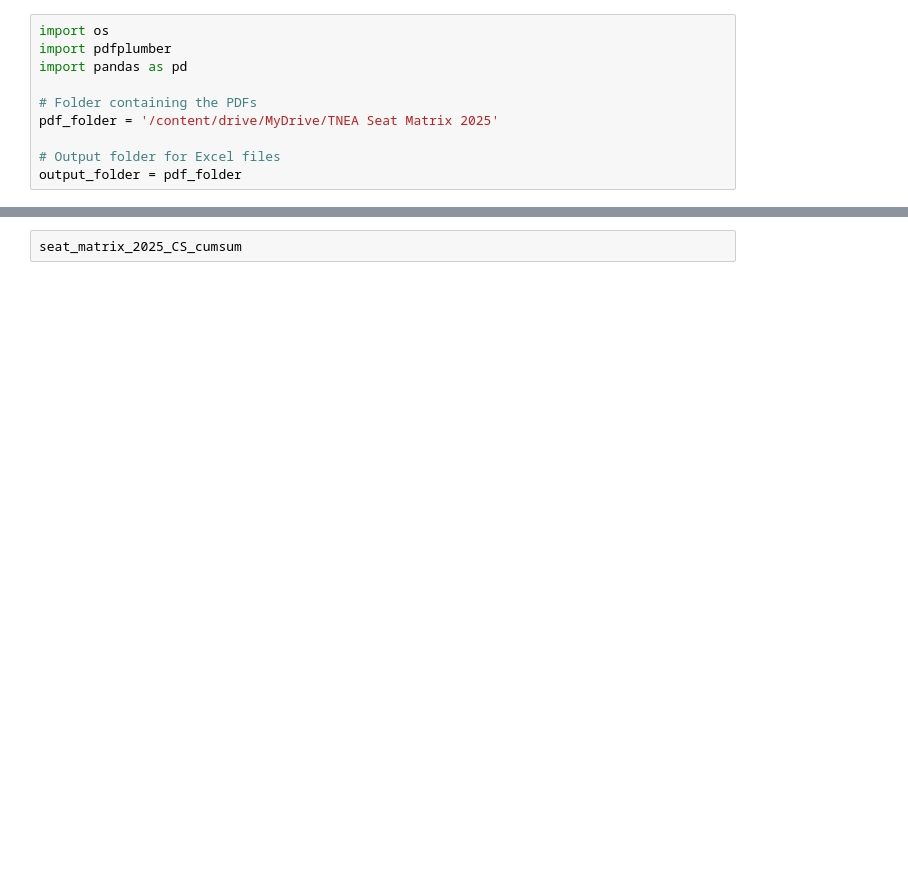
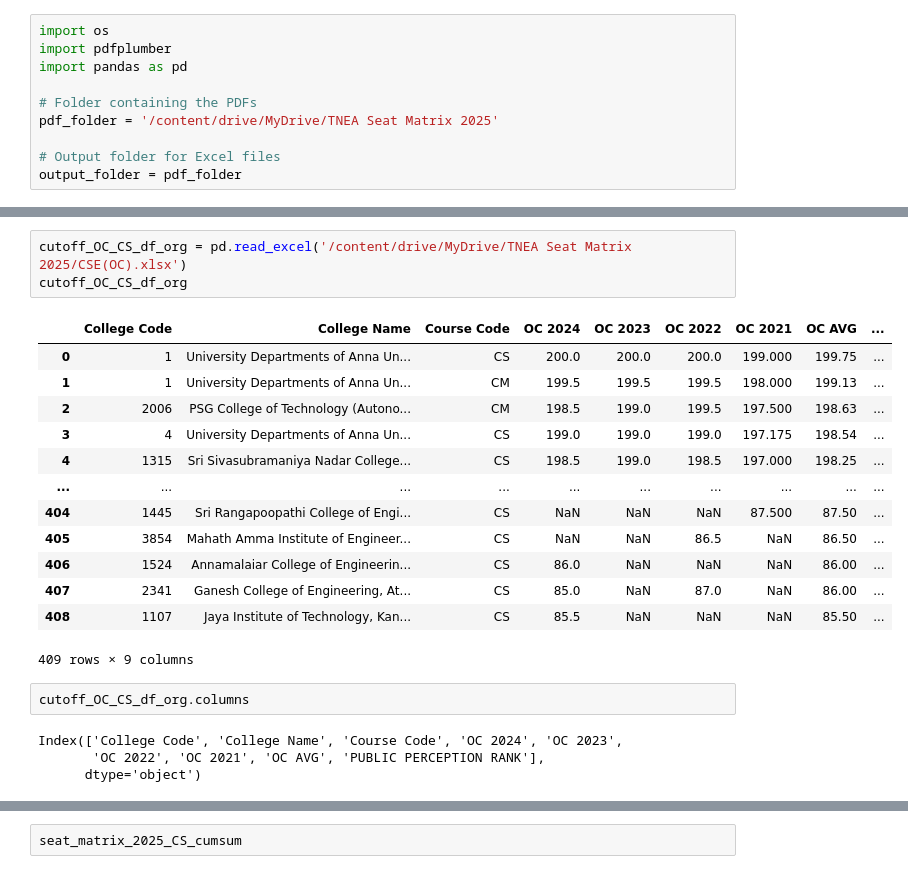
Before and after one commit to KayalvizhiT513/TNEA-seat-matrix-analysis, a Jupyter notebook: TNEA_seat_matrix_running_score.ipynb, the cells around one changed output, grey strips where cells are left out. Saved outputs shown, nothing was run; the diff lists cells and outputs as text; blank space fills up the shorter version.

```diff
--- a/TNEA_seat_matrix_running_score.ipynb
+++ b/TNEA_seat_matrix_running_score.ipynb
@@ -309,0 +212,23 @@ TOTAL        3573.0                3573.0   True
+# %%
+cutoff_OC_CS_df_org = pd.read_excel('/content/drive/MyDrive/TNEA Seat Matrix 2025/CSE(OC).xlsx')
+cutoff_OC_CS_df_org
+# %% [output]
+|  | College Code | College Name | Course Code | OC 2024 | OC 2023 | OC 2022 | OC 2021 | OC AVG | ... |
+| 0 | 1 | University Departments of Anna Un... | CS | 200.0 | 200.0 | 200.0 | 199.000 | 199.75 | ... |
+| 1 | 1 | University Departments of Anna Un... | CM | 199.5 | 199.5 | 199.5 | 198.000 | 199.13 | ... |
+| 2 | 2006 | PSG College of Technology (Autono... | CM | 198.5 | 199.0 | 199.5 | 197.500 | 198.63 | ... |
+| 3 | 4 | University Departments of Anna Un... | CS | 199.0 | 199.0 | 199.0 | 197.175 | 198.54 | ... |
+| 4 | 1315 | Sri Sivasubramaniya Nadar College... | CS | 198.5 | 199.0 | 198.5 | 197.000 | 198.25 | ... |
+| ... | ... | ... | ... | ... | ... | ... | ... | ... | ... |
+| 404 | 1445 | Sri Rangapoopathi College of Engi... | CS | NaN | NaN | NaN | 87.500 | 87.50 | ... |
+| 405 | 3854 | Mahath Amma Institute of Engineer... | CS | NaN | NaN | 86.5 | NaN | 86.50 | ... |
+| 406 | 1524 | Annamalaiar College of Engineerin... | CS | 86.0 | NaN | NaN | NaN | 86.00 | ... |
+| 407 | 2341 | Ganesh College of Engineering, At... | CS | 85.0 | NaN | 87.0 | NaN | 86.00 | ... |
+| 408 | 1107 | Jaya Institute of Technology, Kan... | CS | 85.5 | NaN | NaN | NaN | 85.50 | ... |
+409 rows × 9 columns
+# %%
+cutoff_OC_CS_df_org.columns
+# %% [output]
+Index(['College Code', 'College Name', 'Course Code', 'OC 2024', 'OC 2023',
+       'OC 2022', 'OC 2021', 'OC AVG', 'PUBLIC PERCEPTION RANK'],
+      dtype='object')
```
Also changed, not shown: parts of 51 cells of this notebook.
